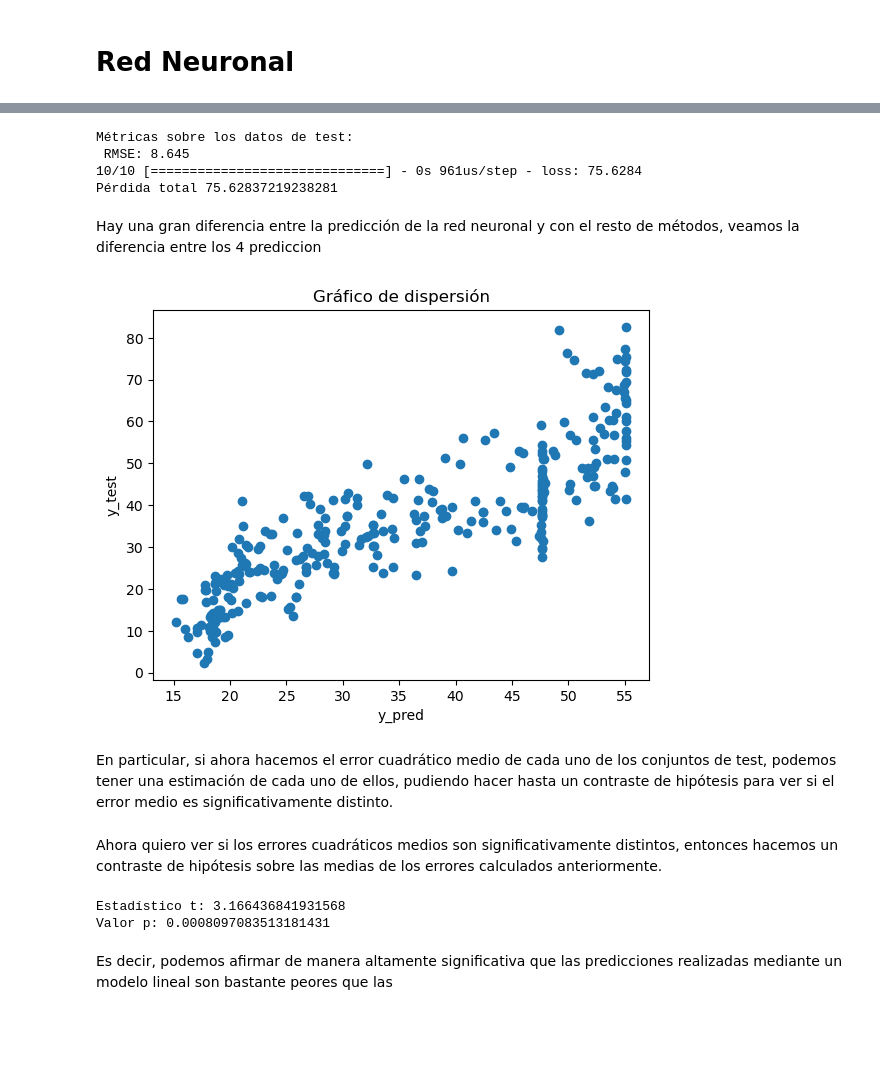
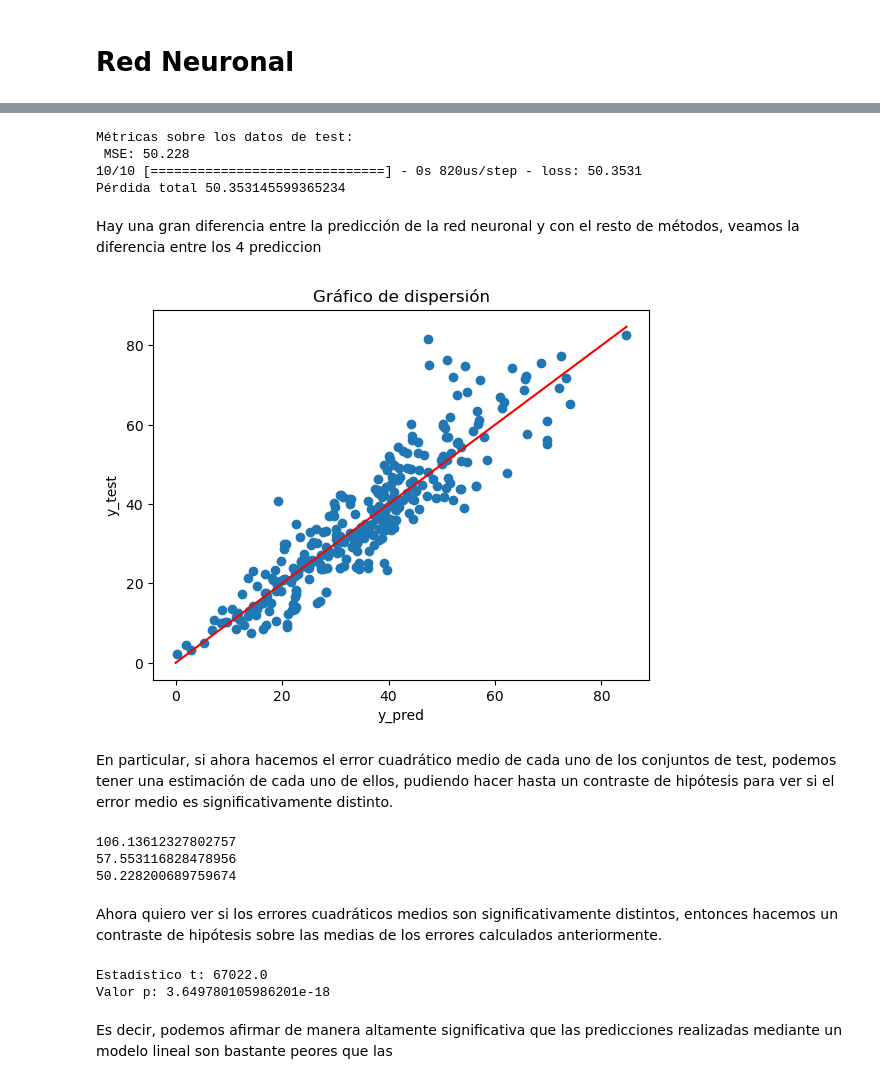
Before and after one commit to PedroAngelFM/TFG, a Jupyter notebook: Python/Código/TFG-Cemento (1).ipynb, the cells around one changed output, grey strips where cells are left out. Cells and saved outputs as stored; diff of their text form; code cells hidden in the pictures; blank space fills up the shorter version.

```diff
--- a/Python/Código/TFG-Cemento.ipynb
+++ b/Python/Código/TFG-Cemento (1).ipynb
@@ -203,9 +271,9 @@ from tensorflow.keras.regularizers import l2
 
 # Crear el modelo secuencial
 model = keras.Sequential()
+tf.random.set_seed(56)
 
-# Capa oculta con 9 neuronas
-model.add(layers.Dense(13, activation='sigmoid',kernel_regularizer=l2(0.01)))
+# Capa oculta con 13 neuronas
 model.add(layers.Dense(13, activation='relu',kernel_regularizer=l2(0.01)))
 
 # Capa con una neurona
@@ -220,6 +288,6 @@ model.compile(optimizer='adam', loss='mean_squared_error') # Puedes elegir el op
 # Entrenar el modelo
 model.fit(X_train, y_train, epochs=1000) # X_train son los datos de entrada y y_train son los datos de salida
 
-print
+print('RMSE: %.3f' % metrics.mean_squared_error(y_train, model.predict(X_train), squared=True))
 # %% [output]
 Epoch 1/1000
@@ -247,27 +314,29 @@ y_pred=model.predict(X_test)
 # %%
 print("Métricas sobre los datos de test:")
-print(' RMSE: %.3f' % metrics.mean_squared_error(y_test, y_pred, squared=False))
+print(' MSE: %.3f' % metrics.mean_squared_error(y_test, y_pred, squared=True))
 print("Pérdida total", model.evaluate(X_test,y_test))
 y_pred_nn=np.ravel(y_pred)
 # %% [output]
 Métricas sobre los datos de test:
- RMSE: 8.645
-10/10 [==============================] - 0s 961us/step - loss: 75.6284
-Pérdida total 75.62837219238281
+ MSE: 50.228
+10/10 [==============================] - 0s 820us/step - loss: 50.3531
+Pérdida total 50.353145599365234
 # %% [markdown]
 Hay una gran diferencia entre la predicción de la red neuronal y con el resto de métodos, veamos la diferencia entre los 4 prediccion
 # %%
 plt.scatter(y_pred, y_test)
 
 # Personalizar el gráfico
 plt.title("Gráfico de dispersión")
 plt.xlabel("y_pred")
 plt.ylabel("y_test")
-
+x=[0,np.max(y_pred)]
+y=[0,np.max(y_pred)]
+plt.plot(x, y,color='red')
 # Mostrar el gráfico
 plt.show()
 # %% [output]
-[figure, old version]
+[figure, new version]
 # %% [markdown]
 En particular, si ahora hacemos el error cuadrático medio de cada uno de los conjuntos de test, podemos tener una estimación de cada uno de ellos, pudiendo hacer hasta un contraste de hipótesis para ver si el error medio es significativamente distinto.
 # %%
@@ -276,18 +345,26 @@ En particular, si ahora hacemos el error cuadrático medio de cada uno de los co
 err_sqr_regress=np.square(y_pred_regresion-y_test)
 err_sqr_trees=np.square(y_pred_arbol-y_test)
 err_sqr_nn=np.square(y_pred_nn-y_test)
+
+print(np.mean(err_sqr_regress))
+print(np.mean(err_sqr_trees))
+print(np.mean(err_sqr_nn))
+# %% [output]
+106.13612327802757
+57.553116828478956
+50.228200689759674
 # %% [markdown]
 Ahora quiero ver si los errores cuadráticos medios son significativamente distintos, entonces hacemos un contraste de hipótesis sobre las medias de los errores calculados anteriormente.
 # %%
 from scipy import stats
-t_statistic, p_value = stats.ttest_ind(err_sqr_regress, err_sqr_trees,alternative='greater')
+t_statistic, p_value = stats.mannwhitneyu(err_sqr_regress, err_sqr_trees)
 
 # Imprimir los resultados
 print("Estadístico t:", t_statistic)
 print("Valor p:", p_value)
 # %% [output]
-Estadístico t: 3.166436841931568
-Valor p: 0.0008097083513181431
+Estadístico t: 67022.0
+Valor p: 3.649780105986201e-18
 # %% [markdown]
 Es decir, podemos afirmar de manera altamente significativa que las predicciones realizadas mediante un modelo lineal son bastante peores que las
 # %%
```
Also changed, not shown: parts of 18 cells of this notebook, 15 other files.
